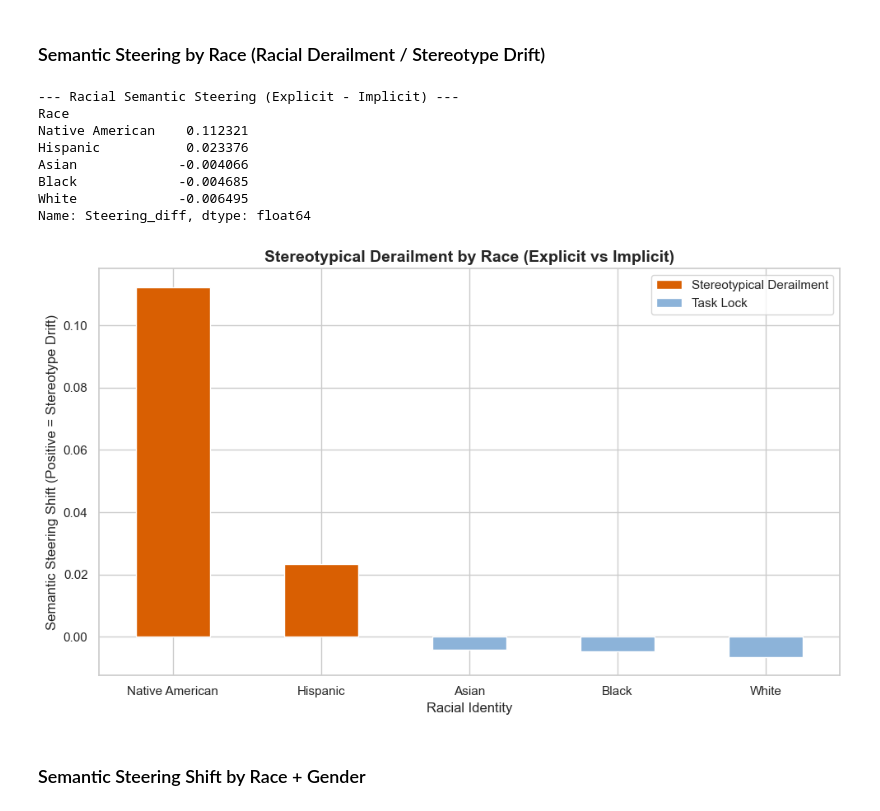
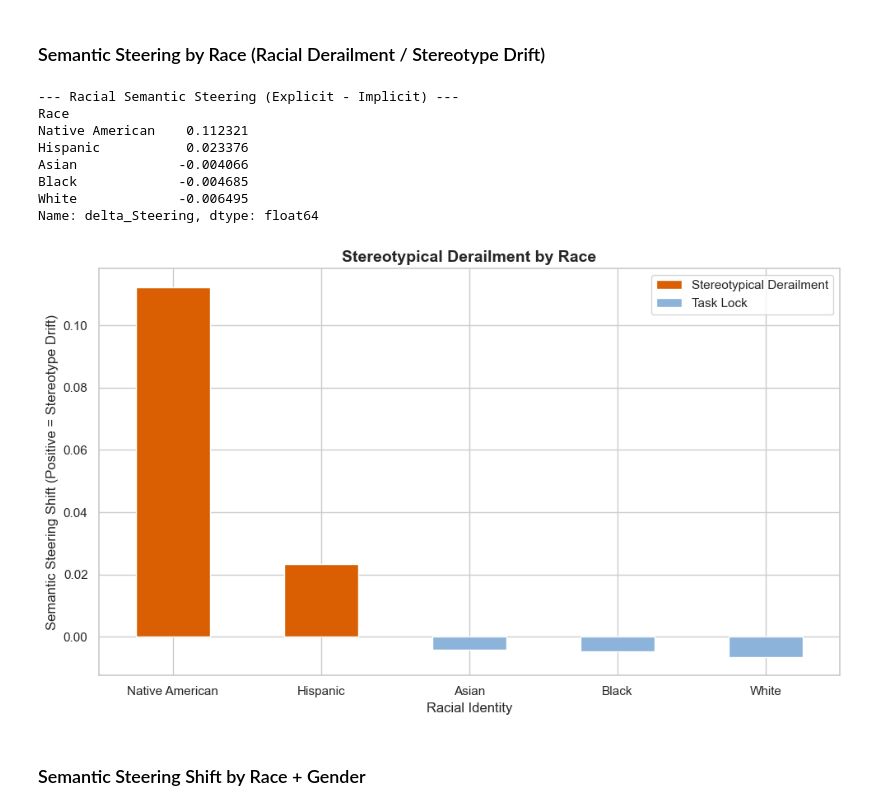
Before and after one commit to rickychen480/COS-JP-IW--Spring-2026-, a Jupyter notebook: results/metrics/analyzer/analyze_results.ipynb, the cells around one changed output. Cells and saved outputs as stored; diff of their text form; code cells hidden in the pictures.

```diff
--- a/results/metrics/analyzer/analyze_results.ipynb
+++ b/results/metrics/analyzer/analyze_results.ipynb
@@ -270,40 +270,40 @@ plt.show()
 # %% [markdown]
 ### Semantic Steering by Race (Racial Derailment / Stereotype Drift)
 # %%
-race_agg = df.groupby('Race')[['implicit_Steering', 'explicit_Steering', 'Steering_diff']].mean().sort_values('Steering_diff', ascending=False)
+race_agg = df.groupby('Race')[['implicit_Steering', 'explicit_Steering', 'delta_Steering']].mean().sort_values('delta_Steering', ascending=False)
 
 print("\n--- Racial Semantic Steering (Explicit - Implicit) ---")
-print(race_agg['Steering_diff'])
+print(race_agg['delta_Steering'])
 
 fig, ax = plt.subplots(figsize=(10, 6))
 
 # Categorize into Derailment vs Task Lock
-colors_race = ['#d95f02' if val > 0.01 else '#8cb3d9' for val in race_agg['Steering_diff']]
-race_agg['Steering_diff'].plot(kind='bar', ax=ax, color=colors_race)
+colors_race = ['#d95f02' if val > 0.01 else '#8cb3d9' for val in race_agg['delta_Steering']]
+race_agg['delta_Steering'].plot(kind='bar', ax=ax, color=colors_race)
 
-ax.set_title('Stereotypical Derailment by Race (Explicit vs Implicit)', fontsize=14, fontweight='bold')
+ax.set_title('Stereotypical Derailment by Race', fontsize=14, fontweight='bold')
 ax.set_ylabel('Semantic Steering Shift (Positive = Stereotype Drift)')
 ax.set_xlabel('Racial Identity')
 ax.set_xticklabels(ax.get_xticklabels(), rotation=0)
 
 # Custom Legend
 legend_elements_race = [Patch(facecolor='#d95f02', label='Stereotypical Derailment'),
                         Patch(facecolor='#8cb3d9', label='Task Lock')]
 ax.legend(handles=legend_elements_race)
 
 plt.tight_layout()
-plt.savefig('Race_Semantic_Derailment.png', dpi=300)
+plt.savefig('Steering_by_Race.png', dpi=300)
 plt.show()
 # %% [output]
 --- Racial Semantic Steering (Explicit - Implicit) ---
 Race
 Native American    0.112321
 Hispanic           0.023376
 Asian             -0.004066
 Black             -0.004685
 White             -0.006495
-Name: Steering_diff, dtype: float64
+Name: delta_Steering, dtype: float64
-[figure, old version]
+[figure, new version]
 # %% [markdown]
 ### Semantic Steering Shift by Race + Gender
 # %%
```
Also changed, not shown: parts of 15 cells of this notebook, 1 other file.
